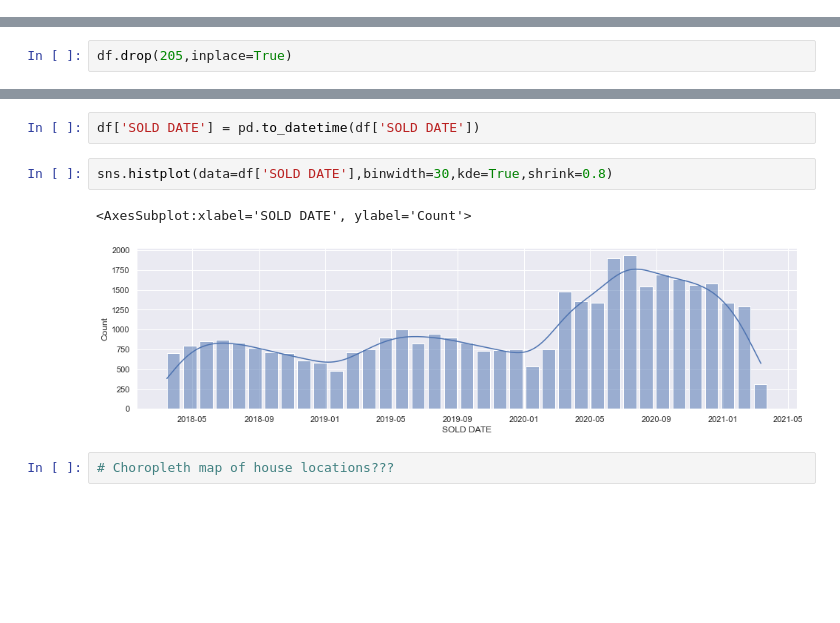
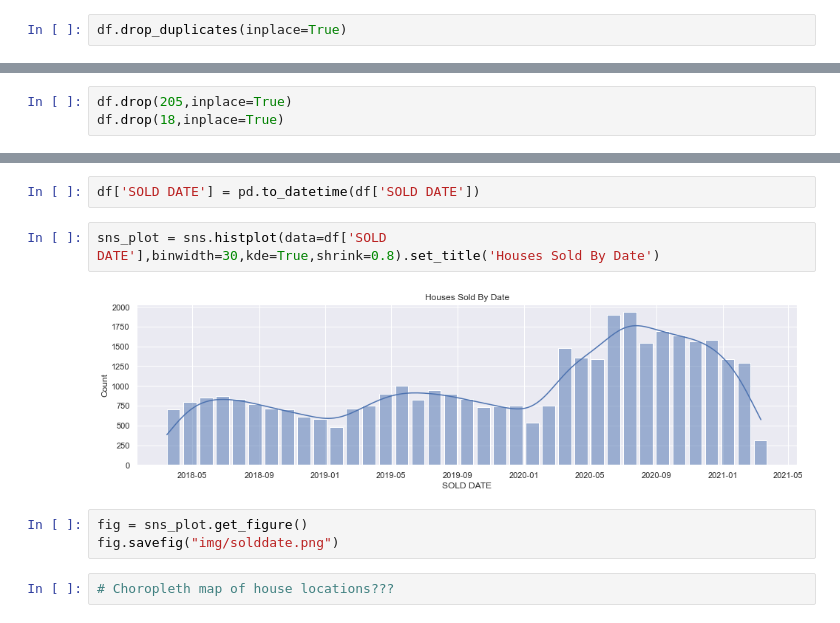
Before and after one commit to randallb15/PredictingSAHomeValues, a Jupyter notebook: EDA.ipynb, the cells around one changed output, grey strips where cells are left out. Cells and saved outputs as stored; diff of their text form; blank space fills up the shorter version.

```diff
--- a/EDA.ipynb
+++ b/EDA.ipynb
@@ -19,6 +19,8 @@
 sns.set(rc={'figure.figsize':(16,4)})
 # %%
 df = pd.read_pickle('data/full.pkl')
+# %%
+df.drop_duplicates(inplace=True)
 # %%
 df.info()
 # %% [output]
@@ -48,6 +50,7 @@ memory usage: 8.0+ MB
     - ZIP OR POSTAL CODE to category
 # %%
 df.drop(205,inplace=True)
+df.drop(18,inplace=True)
 # %%
 x_plot = df['SOLD DATE']
 x_plot = pd.to_datetime(x_plot)
@@ -123,10 +137,12 @@ df[df['BATHS'] == 7.5]
 # %%
 df['SOLD DATE'] = pd.to_datetime(df['SOLD DATE'])
 # %%
-sns.histplot(data=df['SOLD DATE'],binwidth=30,kde=True,shrink=0.8)
+sns_plot = sns.histplot(data=df['SOLD DATE'],binwidth=30,kde=True,shrink=0.8).set_title('Houses Sold By Date')
 # %% [output]
-<AxesSubplot:xlabel='SOLD DATE', ylabel='Count'>
-[figure, old version]
+[figure, new version]
+# %%
+fig = sns_plot.get_figure()
+fig.savefig("img/solddate.png")
 # %%
 # Choropleth map of house locations???
 # %%
```
Also changed, not shown: parts of 4 cells of this notebook, 3 other files.
